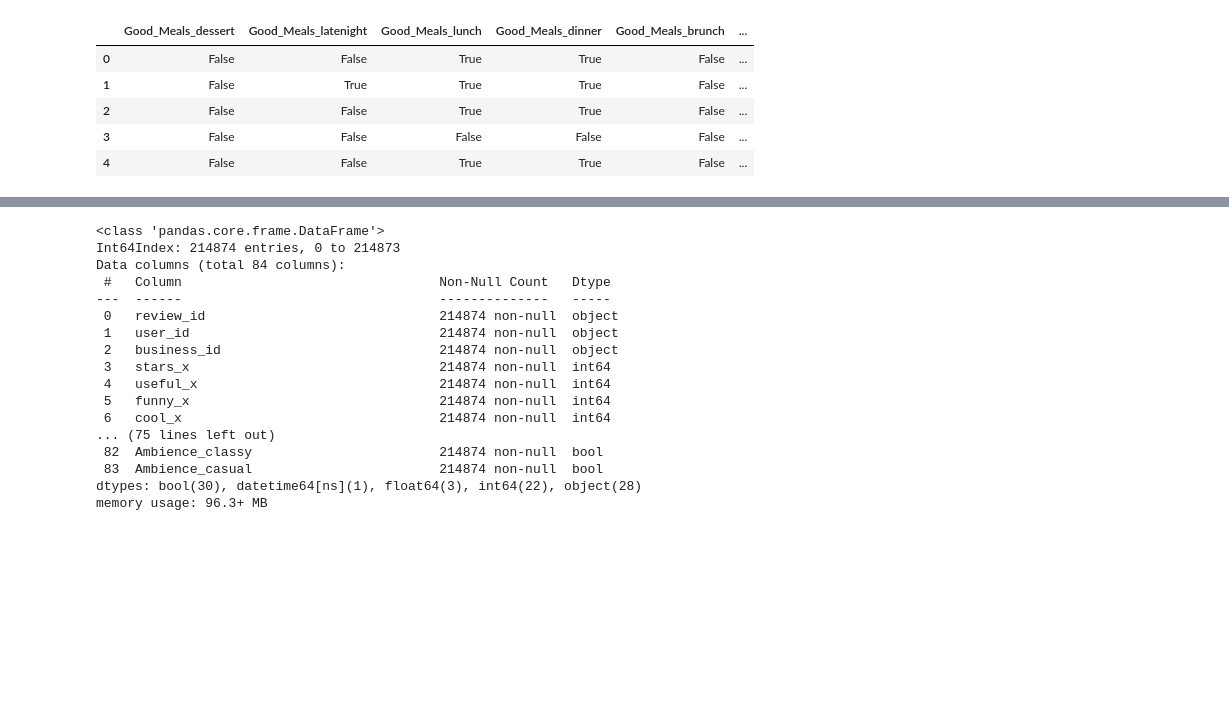
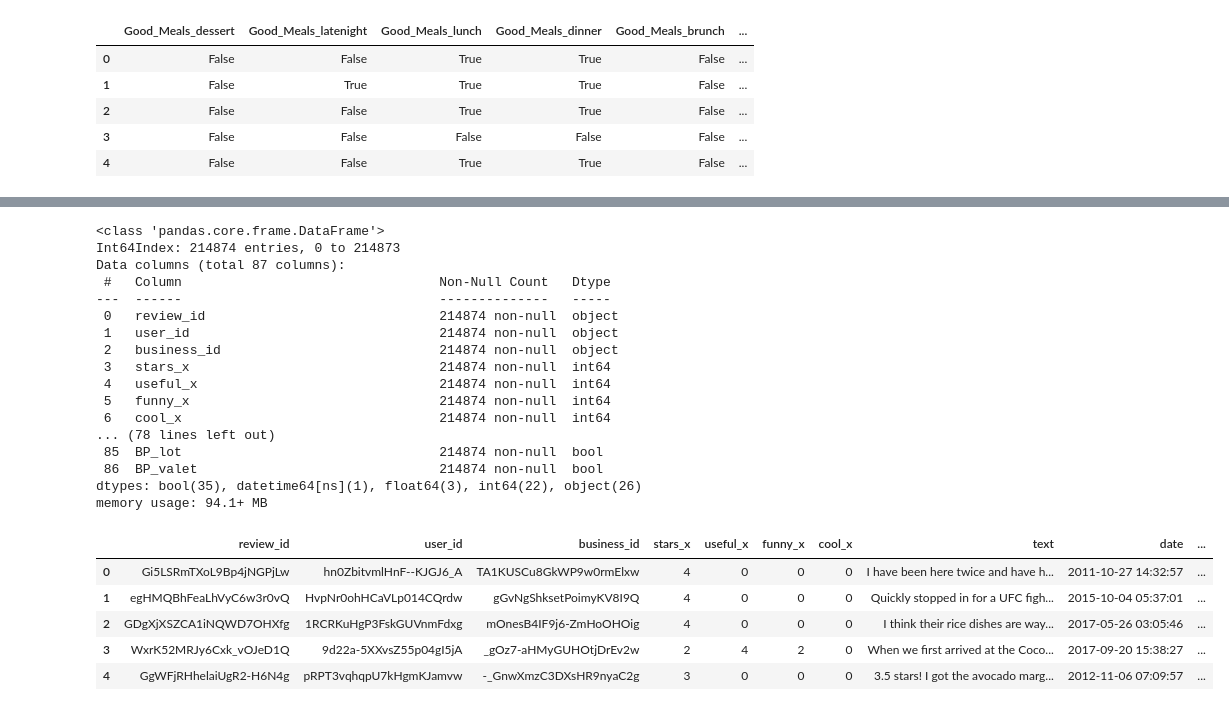
Before and after one commit to sarkaja/NLP, a Jupyter notebook: pripravatextu.ipynb, the cells around one changed output, grey strips where cells are left out. Cells and saved outputs as stored; diff of their text form; code cells hidden in the pictures; blank space fills up the shorter version.

```diff
--- a/pripravatextu.ipynb
+++ b/pripravatextu.ipynb
@@ -108,3 +108,8 @@ dfin.head(6)
 6 rows × 89 columns
 # %%
 dfin['date'] = pd.to_datetime(dfin.date)
+# %%
+from IPython.display import display
+
+pd.options.display.max_columns = None
+display(dfin)
@@ -467,0 +518,12 @@ dGFM.head(5)
+# %%
+#Rozdělíme ještě Business parking
+dfin['attributes.BusinessParking'] = dfin['attributes.BusinessParking'].replace(np.NaN,
+        "{'garage': False, 'street': False, 'validated': False, 'lot': False, 'valet': False}")
+
+dfin['attributes.BusinessParking'] = dfin['attributes.BusinessParking'].astype(str)
+dfin['attributes.BusinessParking'] = dfin['attributes.BusinessParking'].map(lambda x: dict(eval(x)))
+dBP = pd.json_normalize(dfin['attributes.BusinessParking'])
+dBP = dBP.fillna(value=np.nan)
+dBP = dBP.replace(np.nan, False)
+dBP = dBP.add_prefix('BP_')
+dBP.head(5)
@@ -468,7 +537,8 @@ dGFM.head(5)
 # %%
 #dropneme ještě BestNights a DriveThru - k čemu máme znát nejlepší noc a nějaký projetí?
-dfin = dfin.drop(['attributes.BestNights', 'attributes.DriveThru'], axis = 1)
-dfin
+#plus odstranění divných attributes - těch pomíchaných, stejně jsou v jiných columns
+dfin = dfin.drop(['attributes.BestNights', 'attributes.DriveThru', 'attributes'], axis = 1)
+display(dfin)
 # %% [output]
 |  | review_id | user_id | business_id | stars_x | useful_x | funny_x | cool_x | text | date | ... |
 | 0 | Gi5LSRmTXoL9Bp4jNGPjLw | hn0ZbitvmlHnF--KJGJ6_A | TA1KUSCu8GkWP9w0rmElxw | 4 | 0 | 0 | 0 | I have been here twice and have h... | 2011-10-27 14:32:57 | ... |
@@ -486,6 +556,6 @@ dfin
 # %%
-dfin = pd.concat([dfin,dGFM,dfAmb],axis=1)
-dfin = dfin.drop(['attributes.GoodForMeal', 'attributes.Ambience'], axis=1)
+dfin = pd.concat([dfin,dGFM,dfAmb,dBP],axis=1)
+dfin = dfin.drop(['attributes.GoodForMeal', 'attributes.Ambience','attributes.BusinessParking'], axis=1)
 dfin
 # %% [output]
 |  | review_id | user_id | business_id | stars_x | useful_x | funny_x | cool_x | text | date | ... |
@@ -506,7 +576,7 @@ dfin.info()
 # %% [output]
 <class 'pandas.core.frame.DataFrame'>
 Int64Index: 214874 entries, 0 to 214873
-Data columns (total 84 columns):
+Data columns (total 87 columns):
  #   Column                                 Non-Null Count   Dtype
 ---  ------                                 --------------   -----
  0   review_id                              214874 non-null  object
@@ -516,9 +586,9 @@ Data columns (total 84 columns):
  4   useful_x                               214874 non-null  int64
  5   funny_x                                214874 non-null  int64
  6   cool_x                                 214874 non-null  int64
-... (75 lines left out)
- 82  Ambience_classy                        214874 non-null  bool
- 83  Ambience_casual                        214874 non-null  bool
-dtypes: bool(30), datetime64[ns](1), float64(3), int64(22), object(28)
-memory usage: 96.3+ MB
+... (78 lines left out)
+ 85  BP_lot                                 214874 non-null  bool
+ 86  BP_valet                               214874 non-null  bool
+dtypes: bool(35), datetime64[ns](1), float64(3), int64(22), object(26)
+memory usage: 94.1+ MB
 # %%
@@ -525,0 +596,9 @@ dfin.to_csv('dfinx.csv')
+# %%
+dfin.head()
+# %% [output]
+|  | review_id | user_id | business_id | stars_x | useful_x | funny_x | cool_x | text | date | ... |
+| 0 | Gi5LSRmTXoL9Bp4jNGPjLw | hn0ZbitvmlHnF--KJGJ6_A | TA1KUSCu8GkWP9w0rmElxw | 4 | 0 | 0 | 0 | I have been here twice and have h... | 2011-10-27 14:32:57 | ... |
+| 1 | egHMQBhFeaLhVyC6w3r0vQ | HvpNr0ohHCaVLp014CQrdw | gGvNgShksetPoimyKV8I9Q | 4 | 0 | 0 | 0 | Quickly stopped in for a UFC figh... | 2015-10-04 05:37:01 | ... |
+| 2 | GDgXjXSZCA1iNQWD7OHXfg | 1RCRKuHgP3FskGUVnmFdxg | mOnesB4IF9j6-ZmHoOHOig | 4 | 0 | 0 | 0 | I think their rice dishes are way... | 2017-05-26 03:05:46 | ... |
+| 3 | WxrK52MRJy6Cxk_vOJeD1Q | 9d22a-5XXvsZ55p04gI5jA | _gOz7-aHMyGUHOtjDrEv2w | 2 | 4 | 2 | 0 | When we first arrived at the Coco... | 2017-09-20 15:38:27 | ... |
+| 4 | GgWFjRHhelaiUgR2-H6N4g | pRPT3vqhqpU7kHgmKJamvw | -_GnwXmzC3DXsHR9nyaC2g | 3 | 0 | 0 | 0 | 3.5 stars! I got the avocado marg... | 2012-11-06 07:09:57 | ... |
```
Also changed, not shown: parts of 10 cells of this notebook.
